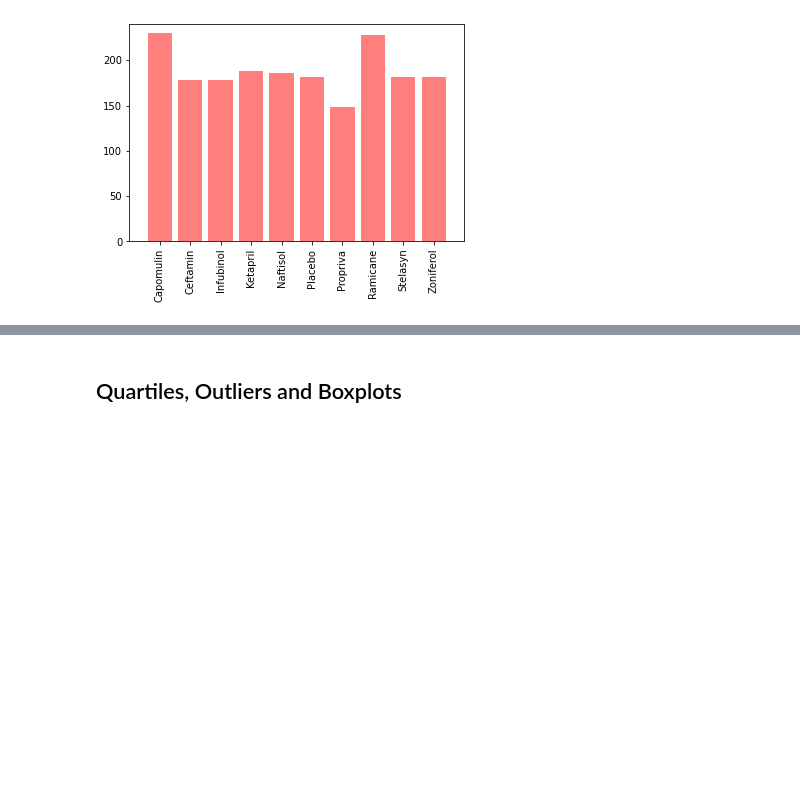
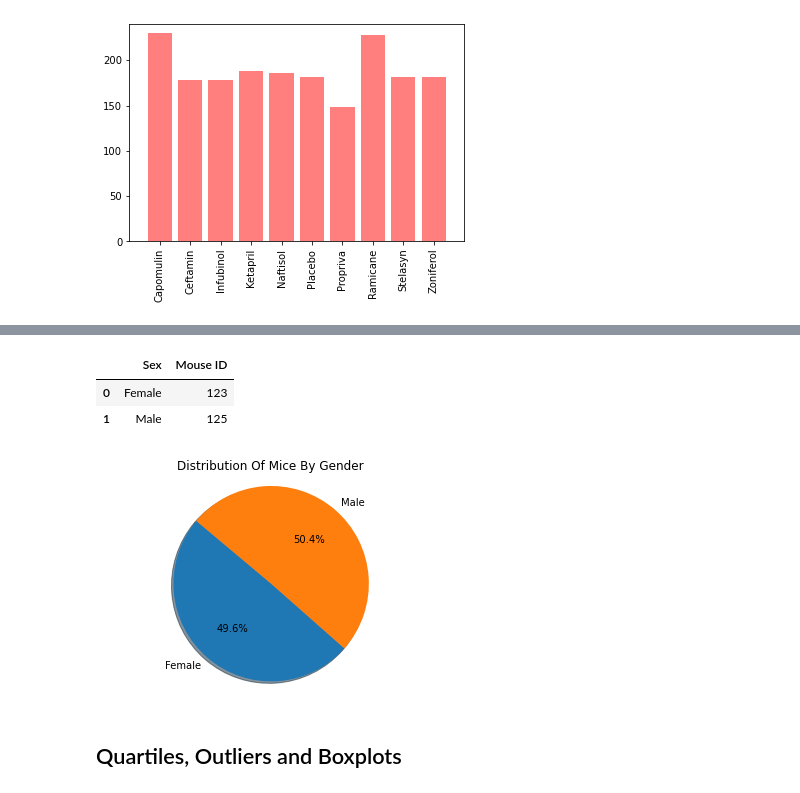
Before and after one commit to eddie0rNot/pymaceuticals-challenge, a Jupyter notebook: pymaceuticals_final.ipynb, the cells around one changed output, grey strips where cells are left out. Cells and saved outputs as stored; diff of their text form; code cells hidden in the pictures; blank space fills up the shorter version.

```diff
--- a/pymaceuticals_final.ipynb
+++ b/pymaceuticals_final.ipynb
@@ -347,5 +349,22 @@ mouse_sex_groupby.head()
+# %%
+#reset index
+mouse_sex_matplotpie = mouse_sex_pie.reset_index()
+mouse_sex_matplotpie
+# %% [output]
+|  | Sex | Mouse ID |
+| 0 | Female | 123 |
+| 1 | Male | 125 |
 # %%
 # Generate a pie plot showing the distribution of female versus male mice using pyplot
+
+xaxis = mouse_sex_matplotpie['Sex']
+yaxis = mouse_sex_matplotpie['Mouse ID'].to_numpy()
+pyplot_pie = plt.pie(yaxis,autopct="%1.1f%%",labels=xaxis, shadow=True, startangle=140)
+plt.title("Distribution Of Mice By Gender")
+plt.axis("equal")
+plt.show()
+# %% [output]
+[figure, added]
 # %% [markdown]
 ## Quartiles, Outliers and Boxplots
 # %%
```
Also changed, not shown: parts of 3 cells of this notebook.
